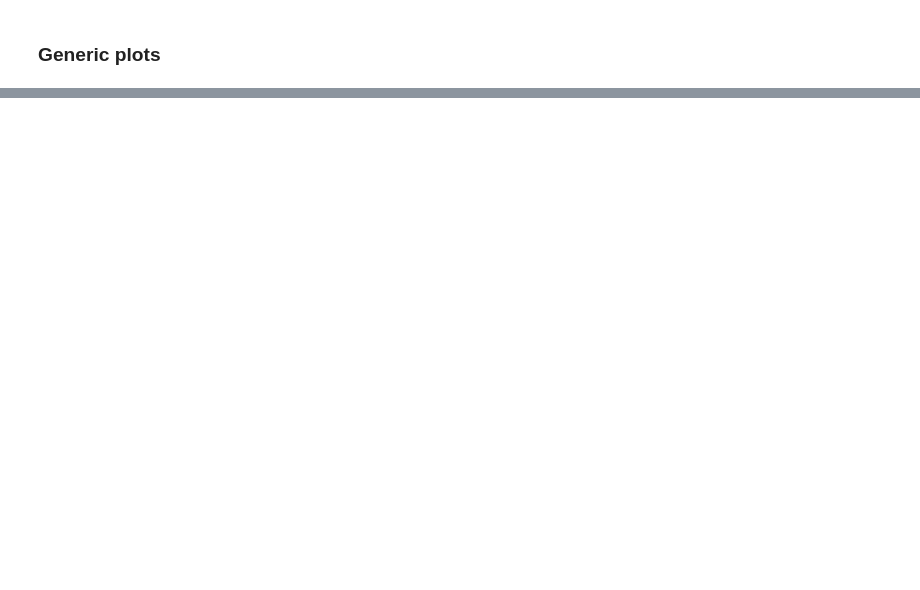
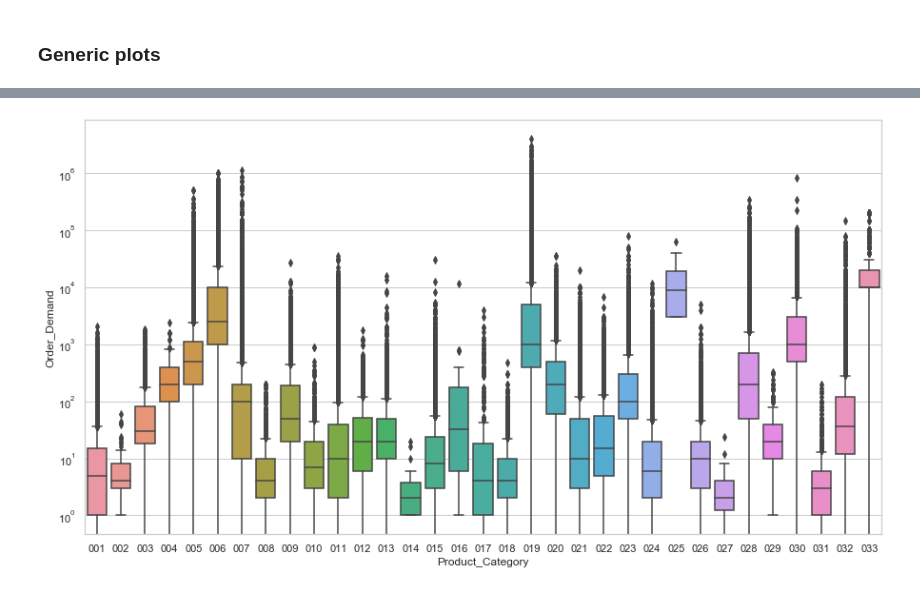
Before and after one commit to tcdat96/product-demand-forecast, a Jupyter notebook: demand-forecast.ipynb, the cells around one changed output, grey strips where cells are left out. Saved outputs shown, nothing was run; the diff lists cells and outputs as text; code cells hidden in the pictures; blank space fills up the shorter version.

```diff
--- a/demand-forecast.ipynb
+++ b/demand-forecast.ipynb
@@ -50,0 +90,6 @@ Date range: (2011-01-08 00:00:00, 2017-01-09 00:00:00)
+# %%
+g = sns.boxplot(data=demand_df, y='Order_Demand', x='Product_Category', showfliers=True)
+g.set_yscale("log")
+del g
+# %% [output]
+[figure, added]
```
Also changed, not shown: parts of 10 cells of this notebook, 1 other file.
